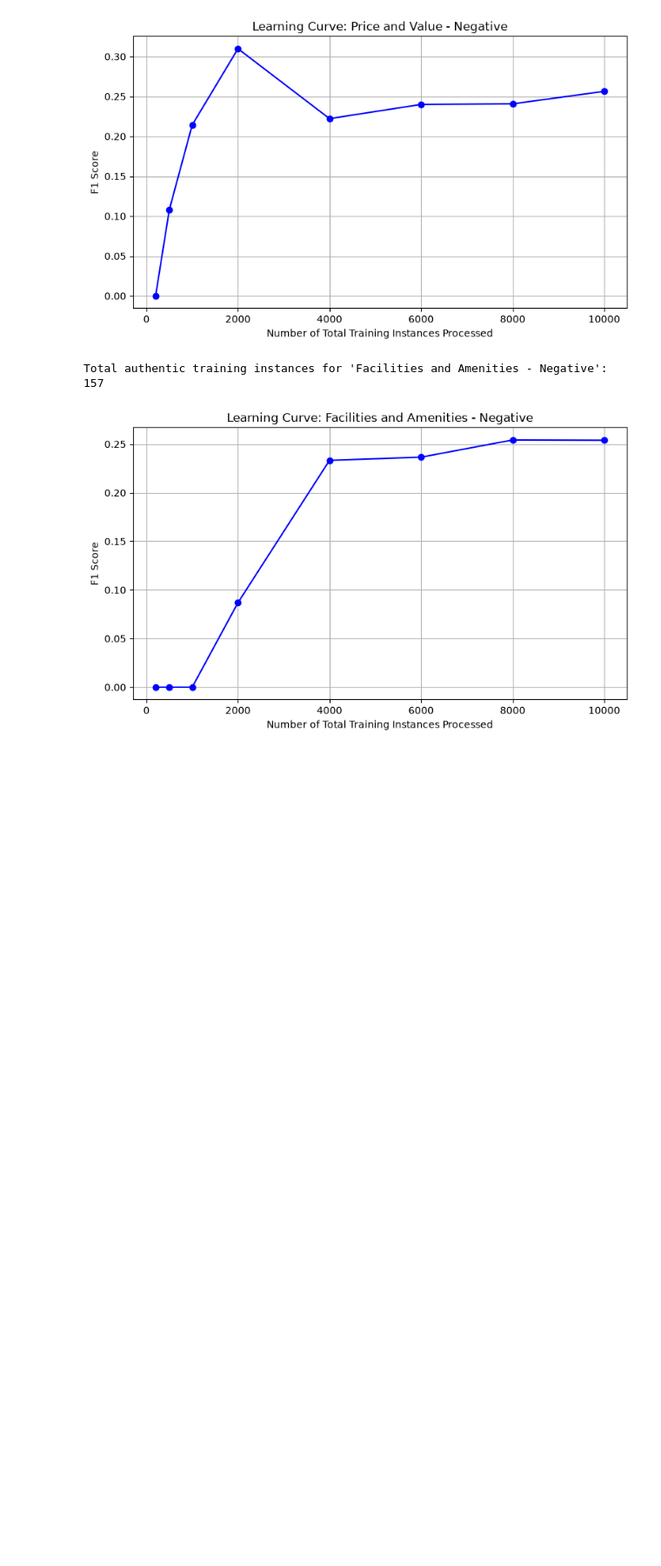
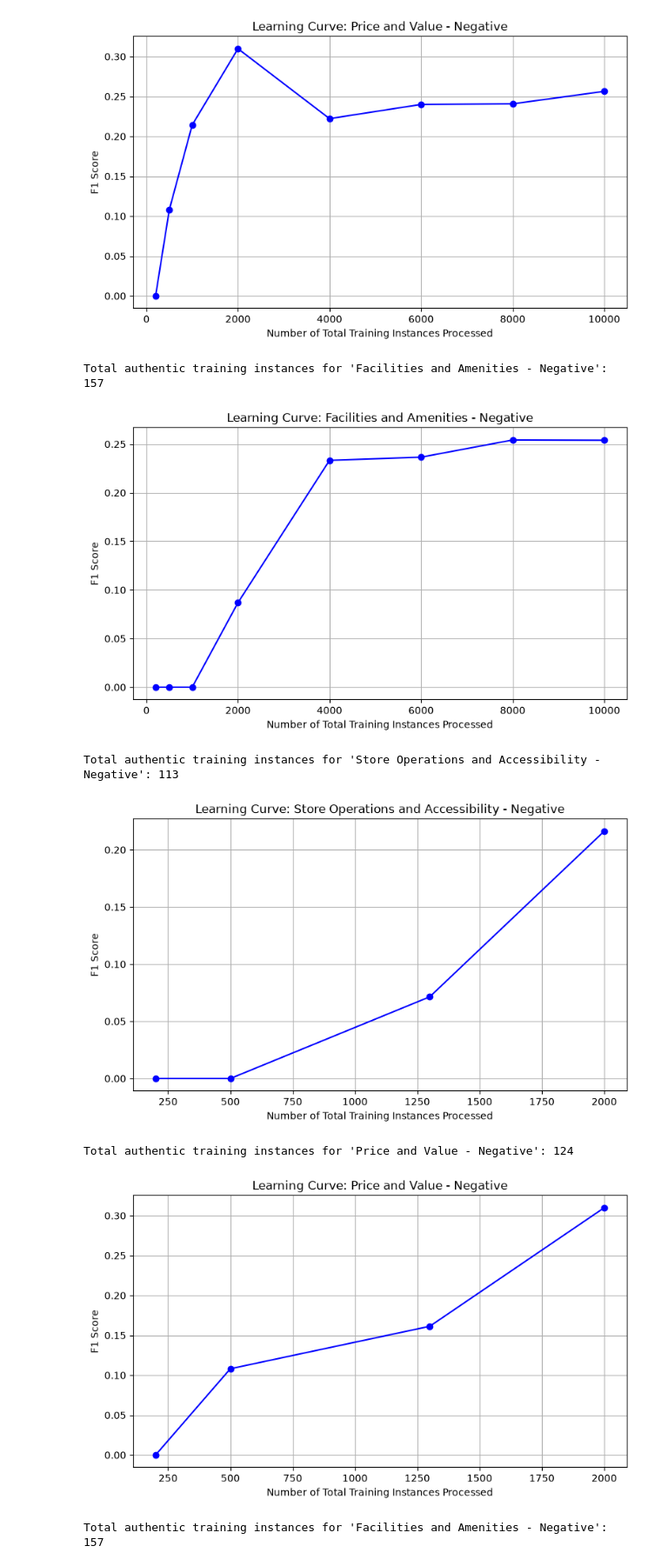
Before and after one commit to z-sulit/Thesis-Project-Aspect-Based-Sentiment-Analysis, a Jupyter notebook: _5_Targeted_Synthetic_Data_Augmentation/Data_augmentation.ipynb, the cells around one changed output. Shown at 87% size. Saved outputs shown, nothing was run; the diff lists cells and outputs as text; code cells hidden in the pictures; blank space fills up the shorter version.

```diff
--- a/_5_Targeted_Synthetic_Data_Augmentation/Data_augmentation.ipynb
+++ b/_5_Targeted_Synthetic_Data_Augmentation/Data_augmentation.ipynb
@@ -121,3 +121,15 @@ Total authentic training instances for 'Price and Value - Negative': 124
 [figure]
 Total authentic training instances for 'Facilities and Amenities - Negative': 157
 [figure]
+# %%
+batch_sizes = [200, 500, 1300, 2000]
+
+plot_learning_curve(df_train, df_val, 'Store Operations and Accessibility - Negative', batch_sizes)
+plot_learning_curve(df_train, df_val, 'Price and Value - Negative', batch_sizes)
+plot_learning_curve(df_train, df_val, 'Facilities and Amenities - Negative', batch_sizes)
+# %% [output]
+Total authentic training instances for 'Store Operations and Accessibility - Negative': 113
+[figure, added]
+Total authentic training instances for 'Price and Value - Negative': 124
+[figure, added]
+Total authentic training instances for 'Facilities and Amenities - Negative': 157
```
Also changed, not shown: parts of 1 cell of this notebook, 1 other file.
